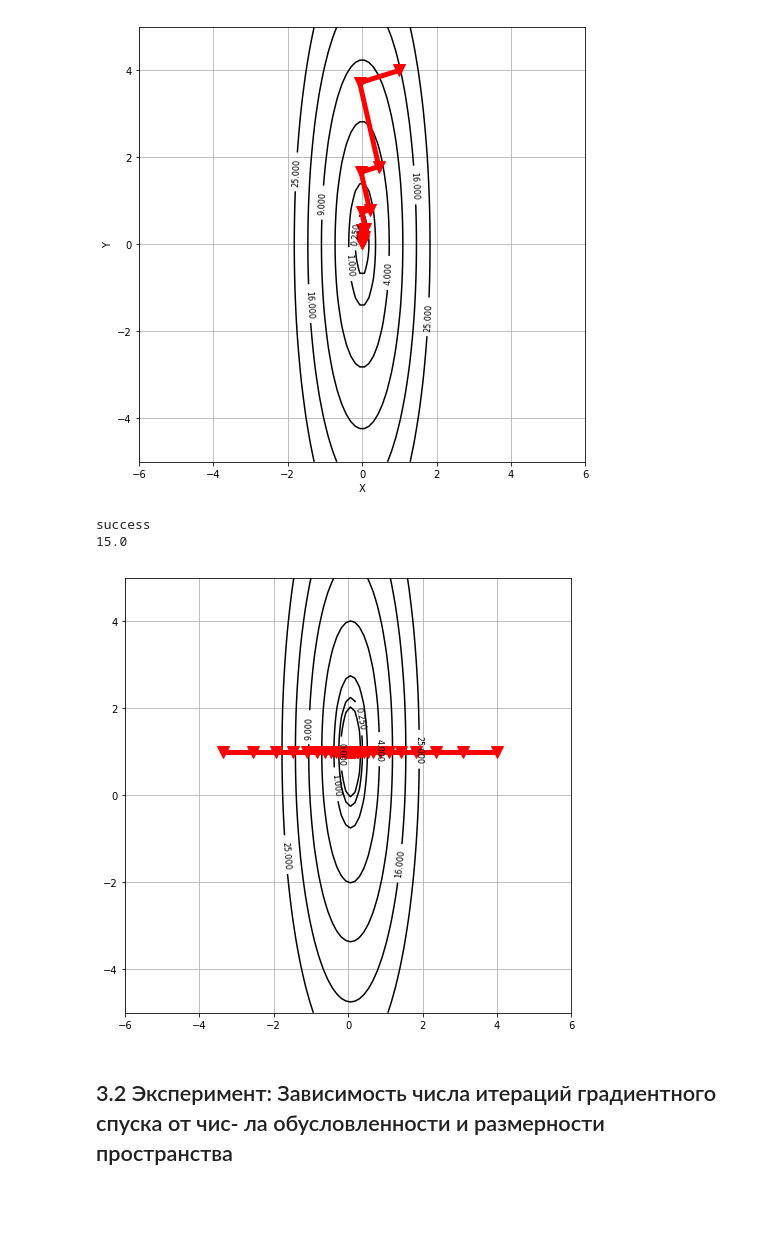
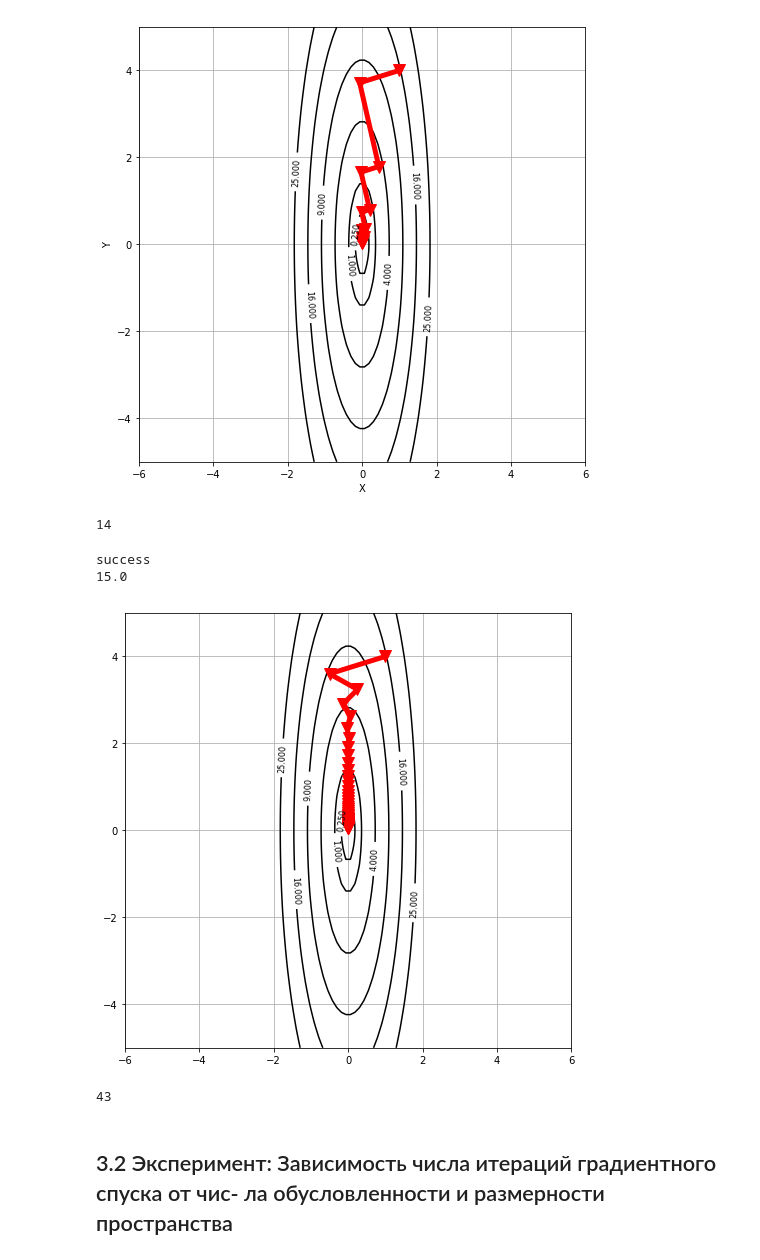
Before and after one commit to aksholokhov/mipt-momo-2017, a Jupyter notebook: task1/Experiments.ipynb, the cells around one changed output. Cells and saved outputs as stored; diff of their text form; code cells hidden in the pictures; blank space fills up the shorter version.

```diff
--- a/task1/Experiments.ipynb
+++ b/task1/Experiments.ipynb
@@ -143,34 +147,42 @@ success
 15.0
 <matplotlib.text.Text at 0x...>
 [figure]
+# %%
+len(history['x'])
+# %% [output]
+14
 # %%
 A = array([[15, 0], [0, 1]])
-b = array([1, 1])
+b = array([0, 0])
 quadratic = QuadraticOracle(A, b)
-x0 = array([4, 1])
+x0 = array([1, 4])
 x, message, history = gradient_descent(
         quadratic, x0,
         max_iter=10000,
         tolerance=1e-5,
         trace=True,
         line_search_options={
-            'method': 'Armijo',
+            'method': 'Constant',
             'alpha_0': 1,
             'c1': 1e-4,
             'c2': 0.9,
-            'c' : 0.2
+            'c' : 0.1
 
         }
     )
 print(message)
 print(linalg.cond(A))
 figure(figsize=(8, 8))
 plot_levels(quadratic.func)
 plot_trajectory(quadratic.func, history=history['x'])
 # %% [output]
 success
 15.0
-[figure, old version]
+[figure, new version]
+# %%
+print(len(history['x']))
+# %% [output]
+43
 # %% [markdown]
 ## 3.2 Эксперимент: Зависимость числа итераций градиентного спуска от чис- ла обусловленности и размерности пространства
 # %%
```
Also changed, not shown: parts of 12 cells of this notebook.
